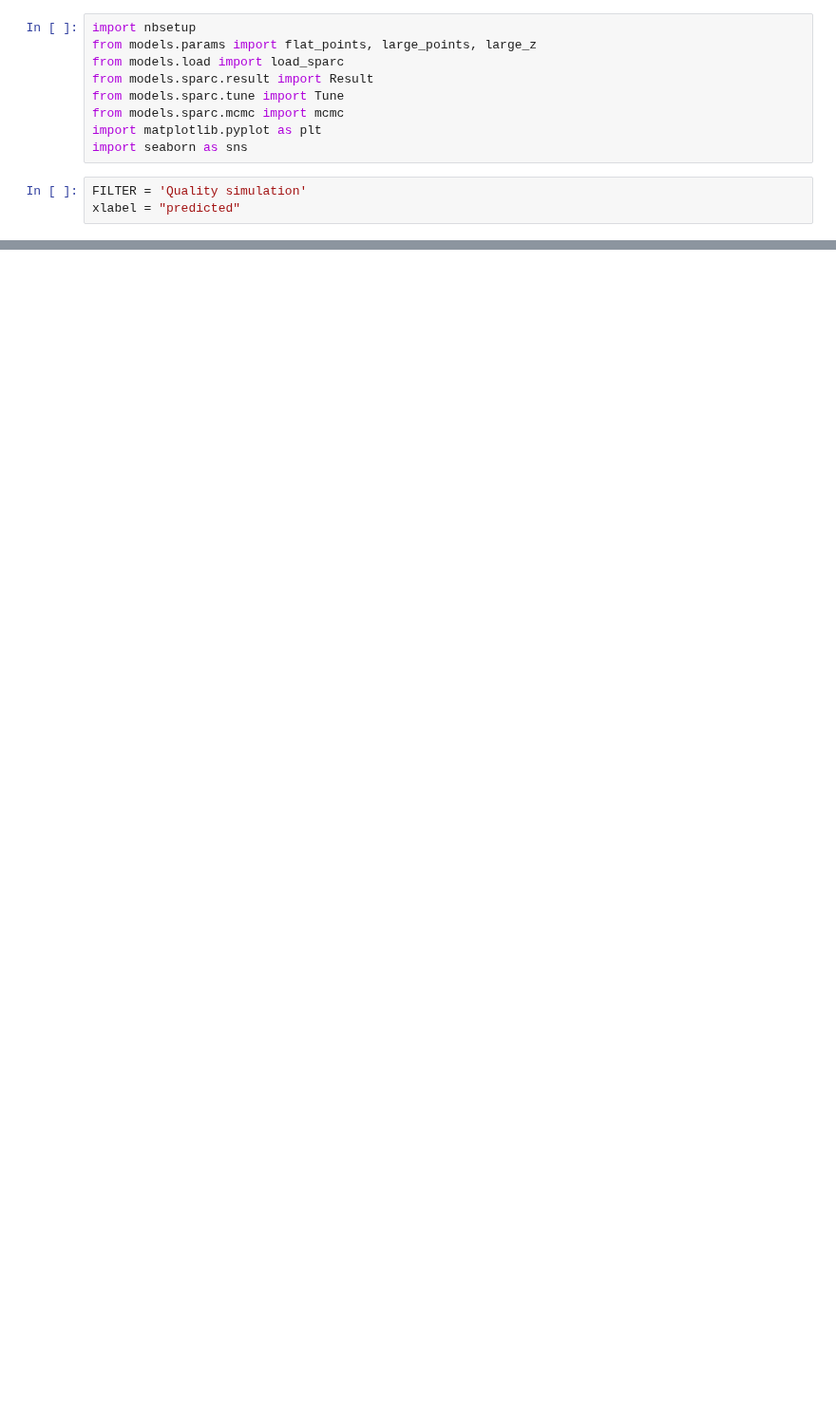
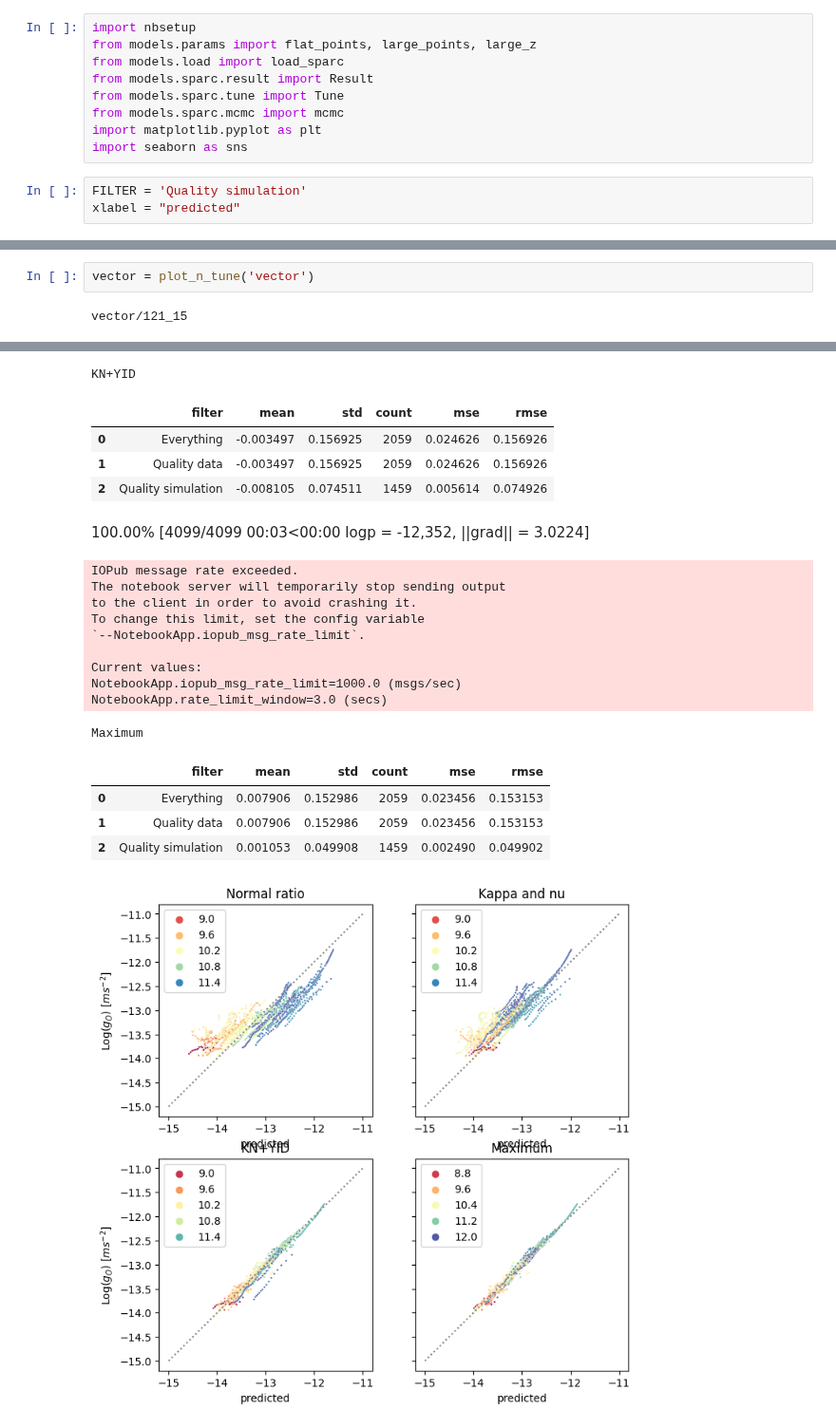
Before and after one commit to timjdavey/galactus, a Jupyter notebook: notebooks/Review flats.ipynb, the cells around one changed output, grey strips where cells are left out. Shown at 95% size. Saved outputs shown, nothing was run; the diff lists cells and outputs as text; blank space fills up the shorter version.

```diff
--- a/notebooks/Review flats.ipynb
+++ b/notebooks/Review flats.ipynb
@@ -230,0 +149,4 @@ NotebookApp.rate_limit_window=3.0 (secs)
+# %%
+vector = plot_n_tune('vector')
+# %% [output]
+vector/121_15
@@ -231,3 +167,24 @@ NotebookApp.rate_limit_window=3.0 (secs)
+KN+YID
+|  | filter | mean | std | count | mse | rmse |
+| 0 | Everything | -0.003497 | 0.156925 | 2059 | 0.024626 | 0.156926 |
+| 1 | Quality data | -0.003497 | 0.156925 | 2059 | 0.024626 | 0.156926 |
+| 2 | Quality simulation | -0.008105 | 0.074511 | 1459 | 0.005614 | 0.074926 |
+100.00% [4099/4099 00:03<00:00 logp = -12,352, ||grad|| = 3.0224]
+IOPub message rate exceeded.
+The notebook server will temporarily stop sending output
+to the client in order to avoid crashing it.
+To change this limit, set the config variable
+`--NotebookApp.iopub_msg_rate_limit`.
+
+Current values:
+NotebookApp.iopub_msg_rate_limit=1000.0 (msgs/sec)
+NotebookApp.rate_limit_window=3.0 (secs)
+Maximum
+|  | filter | mean | std | count | mse | rmse |
+| 0 | Everything | 0.007906 | 0.152986 | 2059 | 0.023456 | 0.153153 |
+| 1 | Quality data | 0.007906 | 0.152986 | 2059 | 0.023456 | 0.153153 |
+| 2 | Quality simulation | 0.001053 | 0.049908 | 1459 | 0.002490 | 0.049902 |
+[figure, added]
 # %%
 baseline = plot_n_tune('baseline')
 # %% [output]
```
Also changed, not shown: parts of 12 cells of this notebook, 4 other files.
